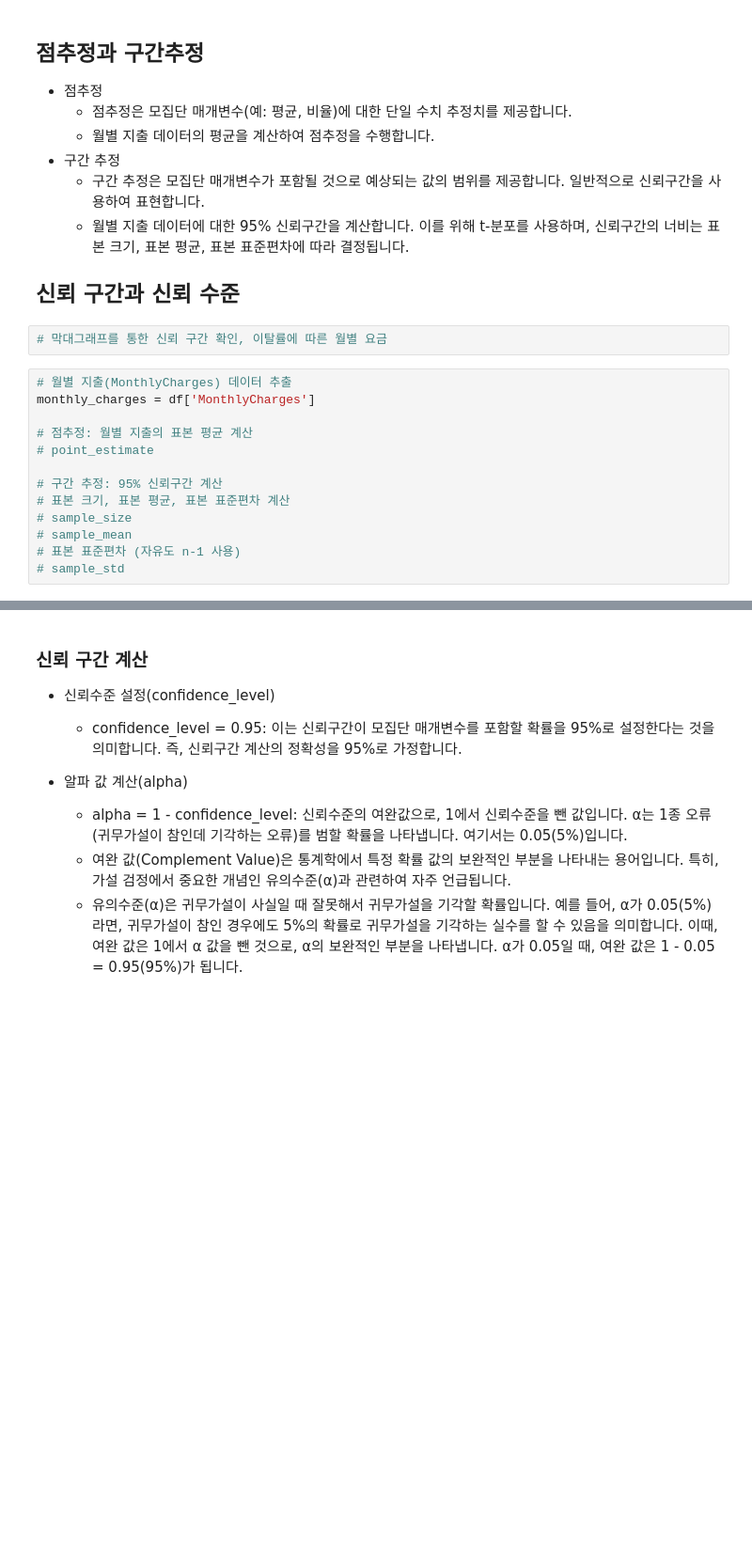
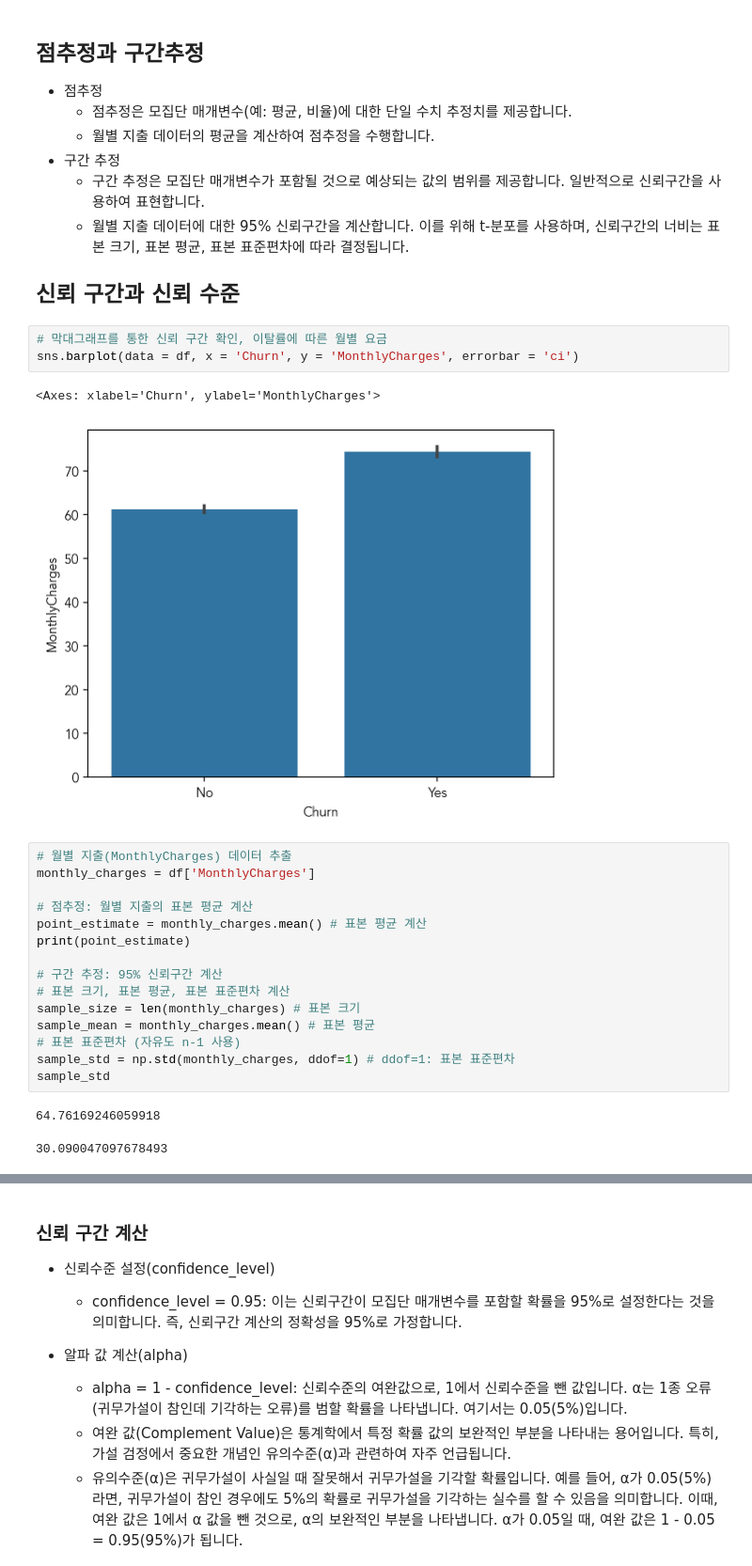
Before and after one commit to gyjong/workplace, a Jupyter notebook: Statistics/0102-telco-input.ipynb, the cells around one changed output, grey strips where cells are left out. Shown at 94% size. Saved outputs shown, nothing was run; the diff lists cells and outputs as text; blank space fills up the shorter version.

```diff
--- a/Statistics/0102-telco-input.ipynb
+++ b/Statistics/0102-telco-input.ipynb
@@ -166,16 +370,25 @@ stratified_sample
 ## 신뢰 구간과 신뢰 수준
 # %%
 # 막대그래프를 통한 신뢰 구간 확인, 이탈률에 따른 월별 요금
+sns.barplot(data = df, x = 'Churn', y = 'MonthlyCharges', errorbar = 'ci')
+# %% [output]
+<Axes: xlabel='Churn', ylabel='MonthlyCharges'>
+[figure, added]
 # %%
 # 월별 지출(MonthlyCharges) 데이터 추출
 monthly_charges = df['MonthlyCharges']
 
 # 점추정: 월별 지출의 표본 평균 계산
-# point_estimate
+point_estimate = monthly_charges.mean() # 표본 평균 계산
+print(point_estimate)
 
 # 구간 추정: 95% 신뢰구간 계산
 # 표본 크기, 표본 평균, 표본 표준편차 계산
-# sample_size
-# sample_mean
+sample_size = len(monthly_charges) # 표본 크기
+sample_mean = monthly_charges.mean() # 표본 평균
 # 표본 표준편차 (자유도 n-1 사용)
-# sample_std
+sample_std = np.std(monthly_charges, ddof=1) # ddof=1: 표본 표준편차
+sample_std
+# %% [output]
+64.76169246059918
+30.090047097678493
```
Also changed, not shown: parts of 48 cells of this notebook.
